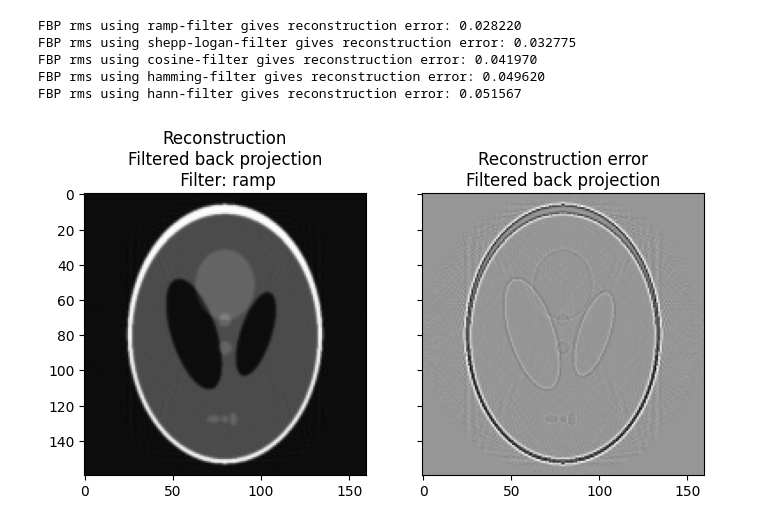
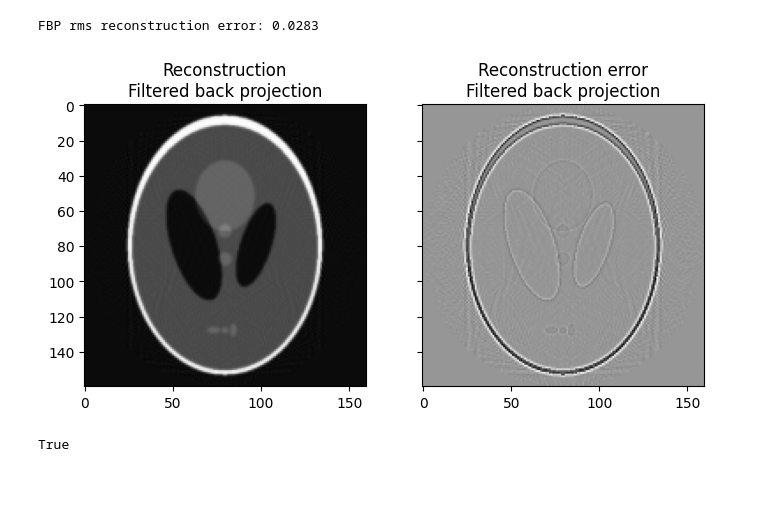
Before and after one commit to Moritz-Wald/Computertomographie, a Jupyter notebook: excercises.ipynb, the cells around one changed output. Cells and saved outputs as stored; diff of their text form; code cells hidden in the pictures; blank space fills up the shorter version.

```diff
--- a/excercises.ipynb
+++ b/excercises.ipynb
@@ -20,29 +103,61 @@ plt.show()
 # %%
 from skimage.transform import iradon
 
-curr = 1.
-for filter in ['ramp', 'shepp-logan', 'cosine', 'hamming', 'hann']:
-    reconstruction_fbp = iradon(sino, theta=angles, filter_name=filter)
-    error = reconstruction_fbp - image
-    errval = np.sqrt(np.mean(error ** 2))
-    if errval < curr:
-        best_filter = filter
-        curr = errval
-    print(f'FBP rms using {filter}-filter gives reconstruction error: {errval:.6f}')
-
-reconstruction_fbp = iradon(sino, theta=angles, filter_name=best_filter)
+reconstruction_fbp = iradon(sinogram, theta=theta, filter_name='ramp')
+error = reconstruction_fbp - image
+print(f'FBP rms reconstruction error: {np.sqrt(np.mean(error**2)):.3g}')
 
 imkwargs = dict(vmin=-0.2, vmax=0.2)
 fig, (ax1, ax2) = plt.subplots(1, 2, figsize=(8, 4.5), sharex=True, sharey=True)
-ax1.set_title(f"Reconstruction\nFiltered back projection\n Filter: {best_filter}")
+ax1.set_title("Reconstruction\nFiltered back projection")
 ax1.imshow(reconstruction_fbp, cmap=plt.cm.Greys_r)
 ax2.set_title("Reconstruction error\nFiltered back projection")
 ax2.imshow(reconstruction_fbp - image, cmap=plt.cm.Greys_r, **imkwargs)
 plt.show()
 # %% [output]
-FBP rms using ramp-filter gives reconstruction error: 0.028220
-FBP rms using shepp-logan-filter gives reconstruction error: 0.032775
-FBP rms using cosine-filter gives reconstruction error: 0.041970
-FBP rms using hamming-filter gives reconstruction error: 0.049620
-FBP rms using hann-filter gives reconstruction error: 0.051567
+FBP rms reconstruction error: 0.0283
-[figure, old version]
+[figure, new version]
+# %%
+from skimage.transform import radon, rotate
+import numpy as np
+
+
+def get_image_center(img):
+
+    center = (img.shape[0] * 0.5, img.shape[1] * 0.5)
+
+    return center
+
+def rotate_image(img, deg):
+
+    rotated_img = rotate(img,
+                         deg,
+                         center=get_image_center(img),
+                         preserve_range=True)
+
+    return rotated_img
+
+theta_test = np.linspace(0, 360, 100)
+
+sinogram = radon(image, theta=theta_test, circle=True)
+
+def perform_radon(img, angle_vector):
+
+    radon_result_list = []
+    x_projection_matrix = np.ones(img.shape[0])
+
+    for angle in angle_vector:
+        rotated_img = rotate_image(img,  - angle)
+        radon_transform = np.dot(x_projection_matrix, rotated_img)
+        radon_result_list.append(radon_transform)
+
+    arr = np.vstack(radon_result_list).T
+
+    return arr
+
+manual_radon = perform_radon(image, theta_test)
+manual_radon.shape
+
+np.allclose(manual_radon, sinogram)
+# %% [output]
+True
```
Also changed, not shown: parts of 6 cells of this notebook, 1 other file.
